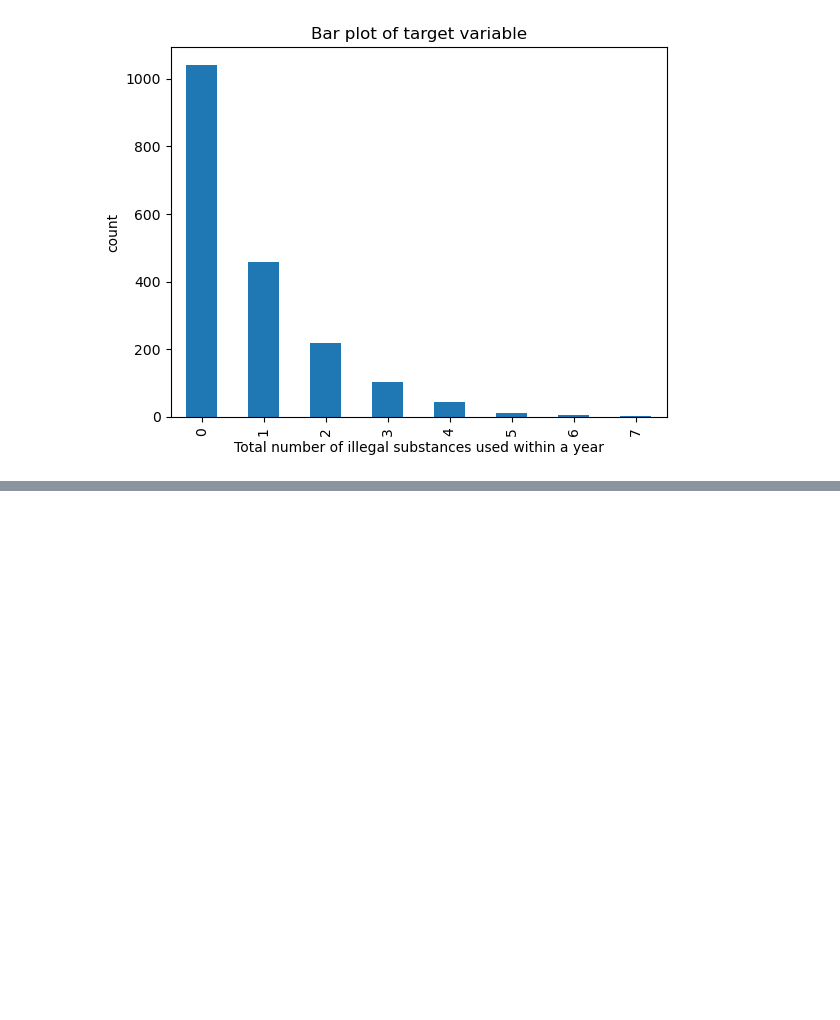
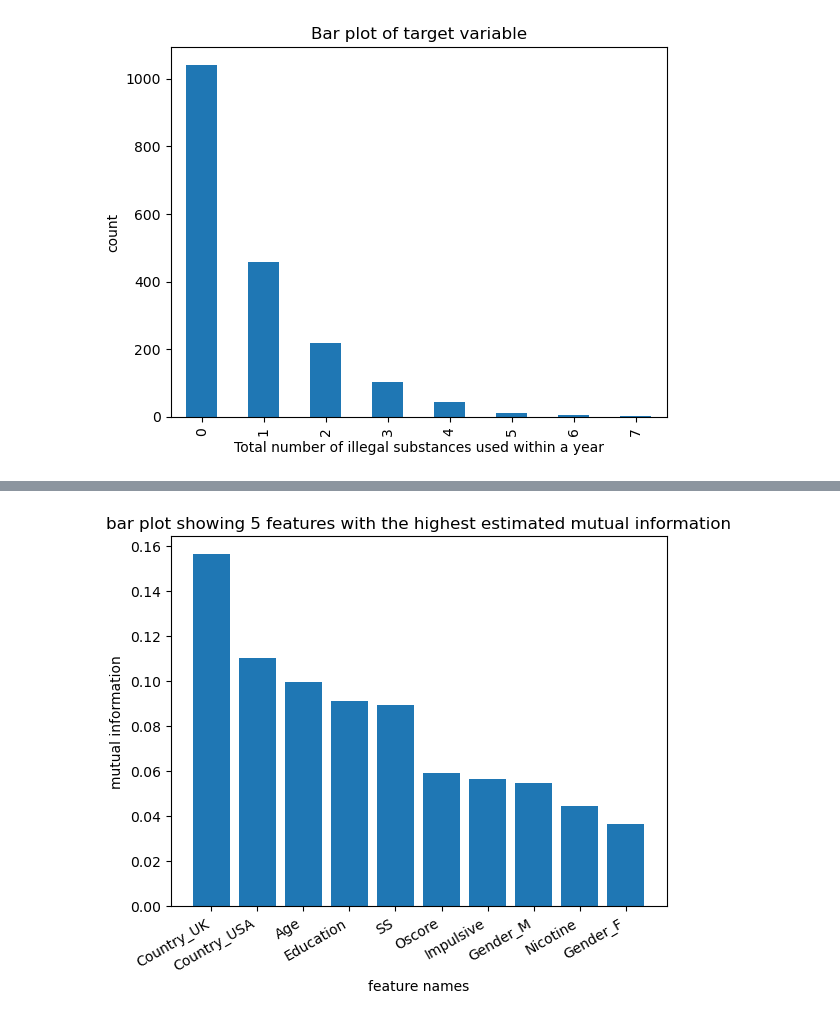
Before and after one commit to CynthiaCZ/DATA1030_project, a Jupyter notebook: EDA.ipynb, the cells around one changed output, grey strips where cells are left out. Saved outputs shown, nothing was run; the diff lists cells and outputs as text; code cells hidden in the pictures; blank space fills up the shorter version.

```diff
--- a/EDA.ipynb
+++ b/EDA.ipynb
@@ -152,0 +248,18 @@ X_train, y_train, X_val, y_val, X_test, y_test = basic_split(X,y,train_size,val_
+# %%
+# non-linear correlation
+MI = mutual_info_regression(transformed_X,transformed_y, random_state=6)
+
+top5_MI_index = (np.argsort(MI)[-10:])[::-1]
+top5_MI = MI[top5_MI_index]
+c_names = transformed_X.columns[top5_MI_index]
+
+fig, ax = plt.subplots()
+ax.bar(c_names,top5_MI)
+
+plt.xticks(rotation=30, ha='right')
+plt.xlabel('feature names')
+plt.ylabel('mutual information')
+plt.title('bar plot showing 5 features with the highest estimated mutual information')
+plt.show()
+# %% [output]
+[figure, added]
```
Also changed, not shown: parts of 12 cells of this notebook.
